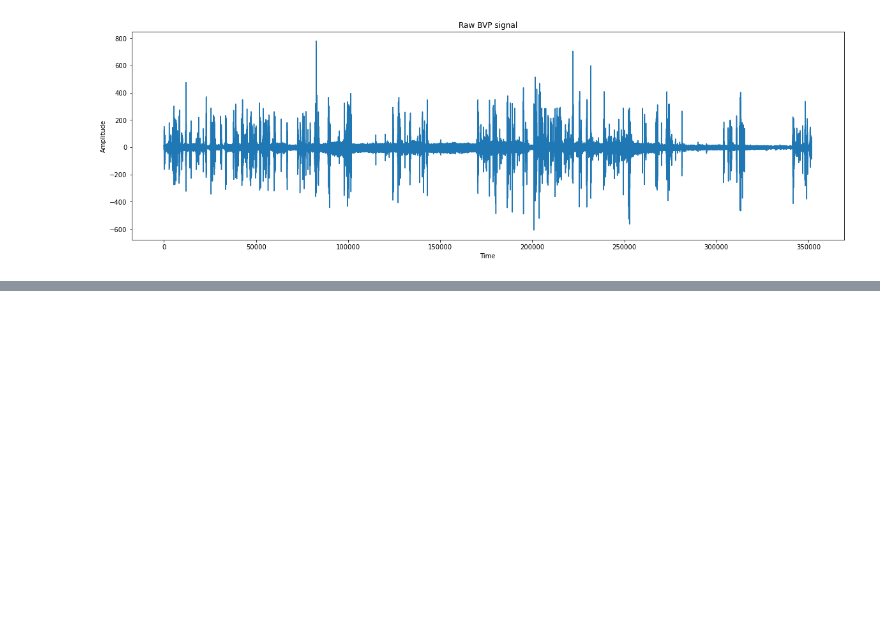
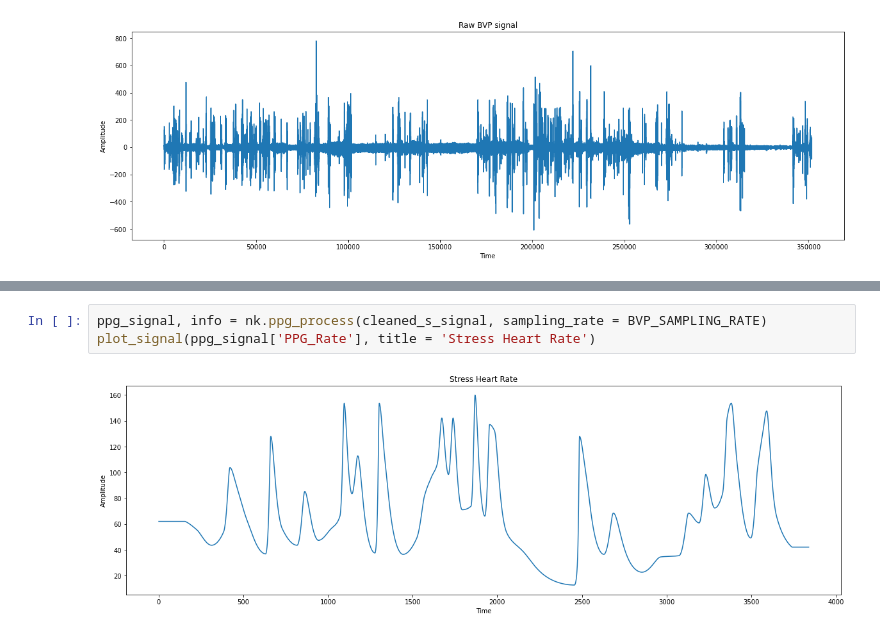
Before and after one commit to nvtu/IEA-AIE-Stress, a Jupyter notebook: analysis/hrv_analysis.ipynb, the cells around one changed output, grey strips where cells are left out. Drawn from its saved outputs; the diff is of its cells as text; blank space fills up the shorter version.

```diff
--- a/analysis/hrv_analysis.ipynb
+++ b/analysis/hrv_analysis.ipynb
@@ -42,0 +65,5 @@ plot_signal(output, title = f'Butterworth filter BVP - {label}')
+# %%
+ppg_signal, info = nk.ppg_process(cleaned_s_signal, sampling_rate = BVP_SAMPLING_RATE)
+plot_signal(ppg_signal['PPG_Rate'], title = 'Stress Heart Rate')
+# %% [output]
+[figure, added]
```
Also changed, not shown: parts of 18 cells of this notebook, 28 other files.
